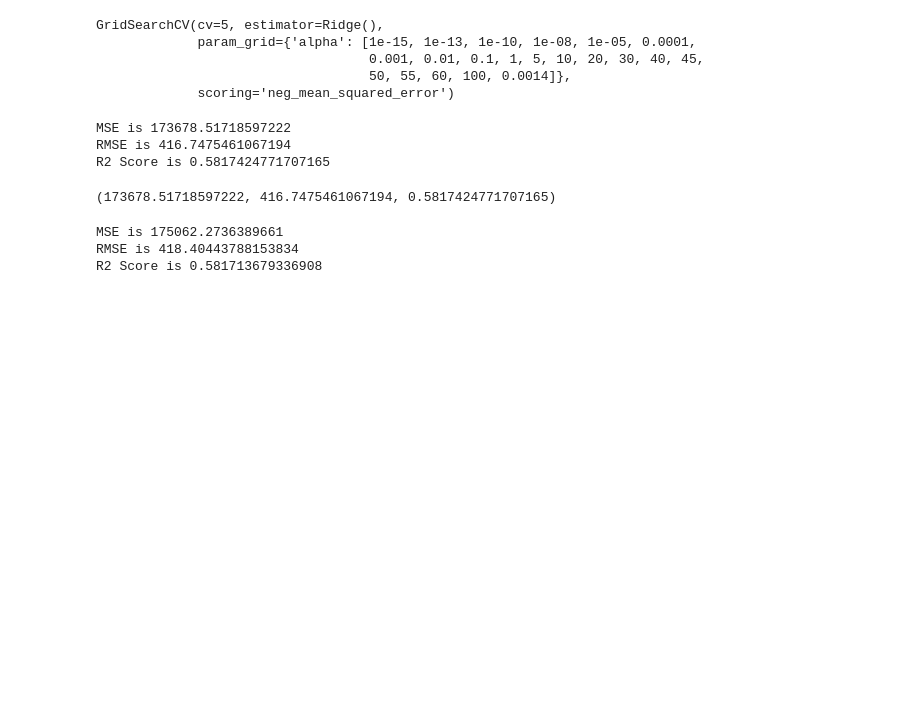
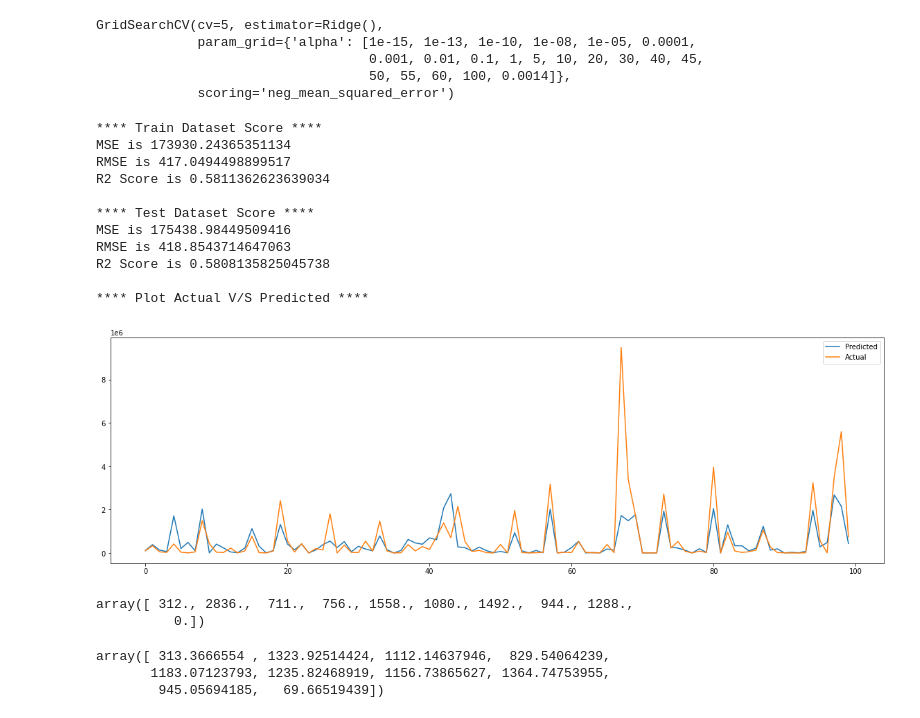
Before and after one commit to solankinitin1210/Capstone-Project-Bike-Sharing-Demand-Prediction, a Jupyter notebook: Bike_Sharing_Demand_Prediction_Capstone_Project.ipynb, the cells around one changed output. Drawn from its saved outputs; the diff is of its cells as text; code cells hidden in the pictures; blank space fills up the shorter version.

```diff
--- a/Bike_Sharing_Demand_Prediction_Capstone_Project.ipynb
+++ b/Bike_Sharing_Demand_Prediction_Capstone_Project.ipynb
@@ -615,19 +665,31 @@ GridSearchCV(cv=5, estimator=Ridge(),
 y_train_pred = L2.predict(X_train)
 
 # Get predected values of target varible for test data
-y_test_pred = L2.predict(X_test)
+y_test_pred = L2.predict(x_test)
 # %%
 # Get score for trained dataset
-get_metrics(y_train**2,y_train_pred**2)
+MSE,RMSE,R2=get_metrics(Y_train**2,y_train_pred**2,y_test**2,y_test_pred**2)
 # %% [output]
-MSE is 173678.51718597222
-RMSE is 416.7475461067194
-R2 Score is 0.5817424771707165
+**** Train Dataset Score ****
+MSE is 173930.24365351134
+RMSE is 417.0494498899517
+R2 Score is 0.5811362623639034
+
+**** Test Dataset Score ****
+MSE is 175438.98449509416
+RMSE is 418.8543714647063
+R2 Score is 0.5808135825045738
+
+**** Plot Actual V/S Predicted ****
-(173678.51718597222, 416.7475461067194, 0.5817424771707165)
+[figure, added]
-# %%
-# Get score for test dataset
-MSE,RMSE,R2=get_metrics(y_test**2,y_test_pred**2)
-# %% [output]
-MSE is 175062.2736389661
-RMSE is 418.40443788153834
-R2 Score is 0.581713679336908
+# %%
+np.array(Y_train**2)[:10]
+# %% [output]
+array([ 312., 2836.,  711.,  756., 1558., 1080., 1492.,  944., 1288.,
+          0.])
+# %%
+(y_train_pred**2)[:10]
+# %% [output]
+array([ 313.3666554 , 1323.92514424, 1112.14637946,  829.54064239,
+       1183.07123793, 1235.82468919, 1156.73865627, 1364.74753955,
+        945.05694185,   69.66519439])
```
Also changed, not shown: parts of 23 cells of this notebook.
